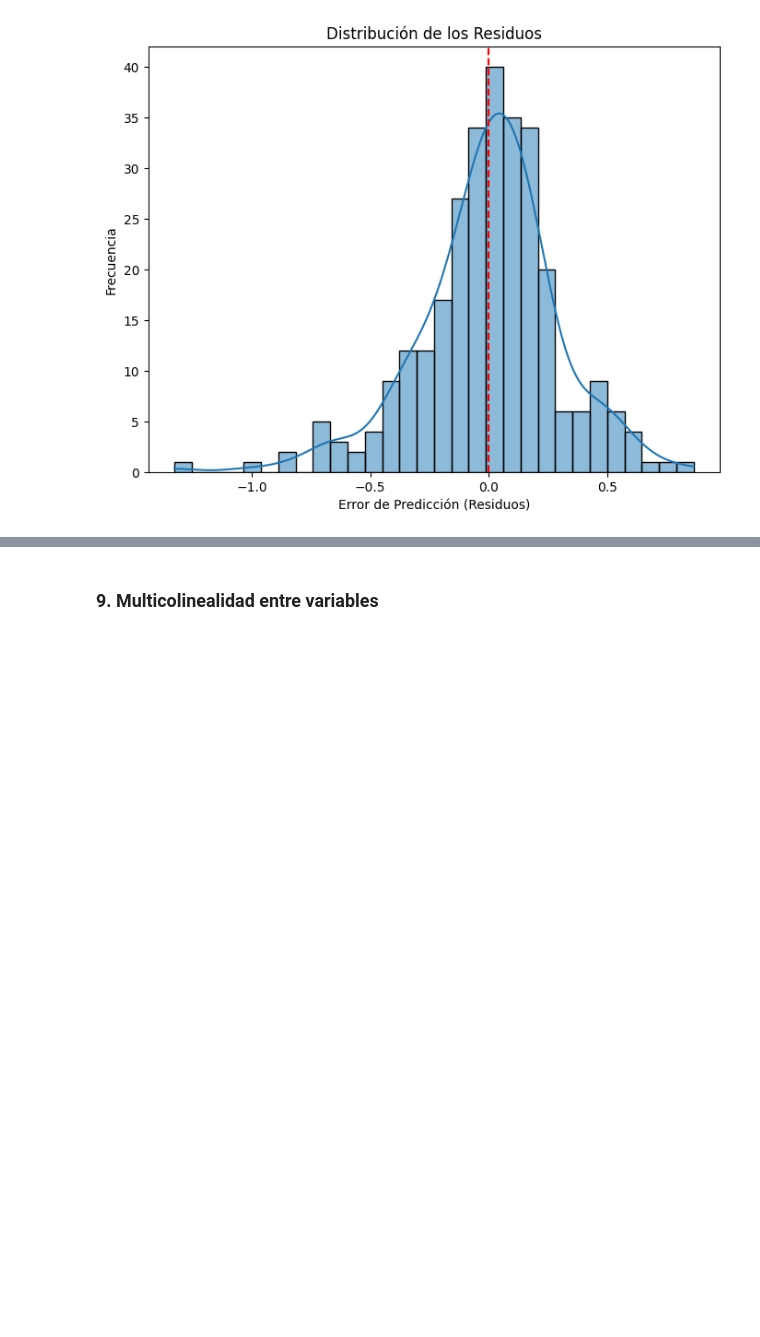
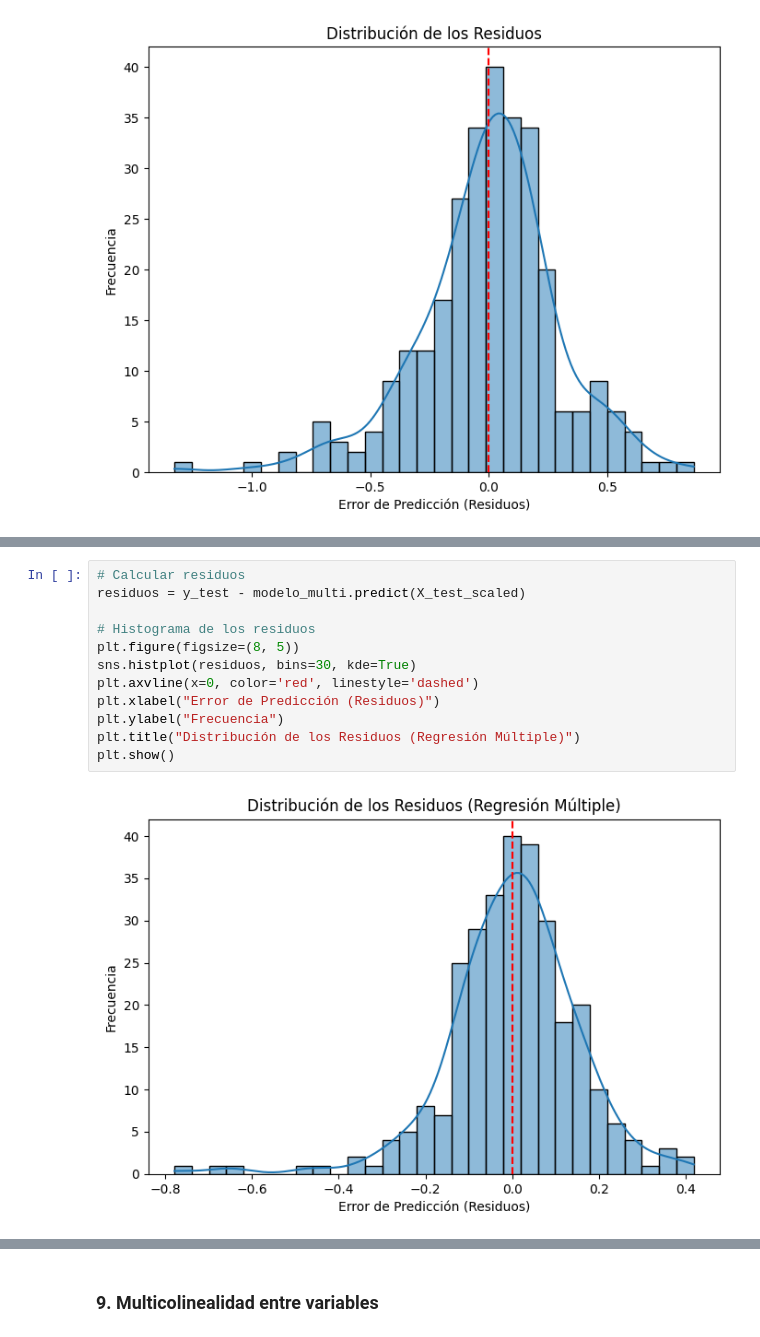
Before and after one commit to EstebanZG999/HT3Mineria, a Jupyter notebook: src/modelos_regresion.ipynb, the cells around one changed output, grey strips where cells are left out. Cells and saved outputs as stored; diff of their text form; blank space fills up the shorter version.

```diff
--- a/src/modelos_regresion.ipynb
+++ b/src/modelos_regresion.ipynb
@@ -111,0 +236,14 @@ plt.show()
+# %%
+# Calcular residuos
+residuos = y_test - modelo_multi.predict(X_test_scaled)
+
+# Histograma de los residuos
+plt.figure(figsize=(8, 5))
+sns.histplot(residuos, bins=30, kde=True)
+plt.axvline(x=0, color='red', linestyle='dashed')
+plt.xlabel("Error de Predicción (Residuos)")
+plt.ylabel("Frecuencia")
+plt.title("Distribución de los Residuos (Regresión Múltiple)")
+plt.show()
+# %% [output]
+[figure, added]
```
Also changed, not shown: parts of 6 cells of this notebook.
